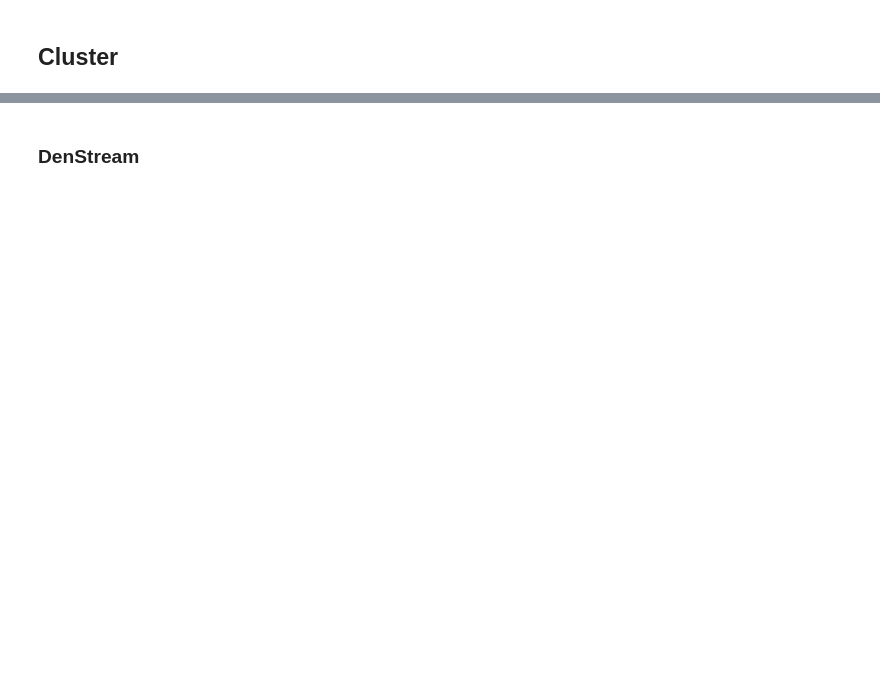
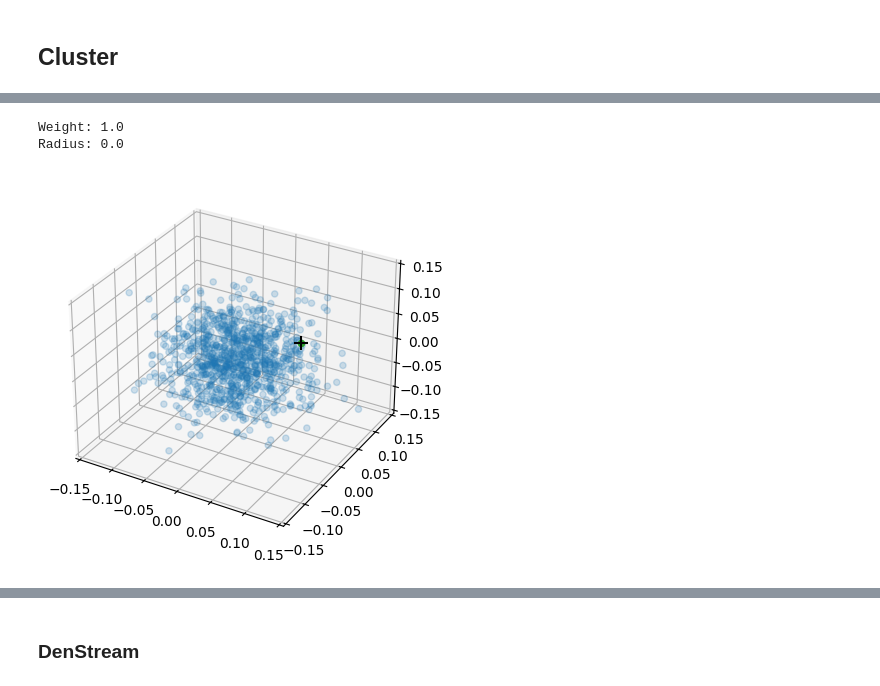
Before and after one commit to CayJoBla/ReducedEncoders, a Jupyter notebook: clustering.ipynb, the cells around one changed output, grey strips where cells are left out. Cells and saved outputs as stored; diff of their text form; code cells hidden in the pictures; blank space fills up the shorter version.

```diff
--- a/clustering.ipynb
+++ b/clustering.ipynb
@@ -45,0 +118,33 @@ embeddings = tokenized.map(encode, batched=True, batch_size=100, remove_columns=
+# %%
+from denstream import DenStreamMicroCluster
+
+epsilon = 0.2
+data_gen = (x for x in toy_data)
+mc = DenStreamMicroCluster(
+    X = next(data_gen),
+    timestamp = 0,
+    decaying_factor = 0.25,
+)
+i = 0
+in_cluster = np.zeros(len(toy_data), dtype=bool)
+in_cluster[i] = True
+
+print("Weight:", mc.calc_weight(0))
+print("Radius:", mc.radius)
+
+fig = plt.figure()
+ax = fig.add_subplot(111, projection='3d', computed_zorder=False)
+ax.scatter(*toy_data_3d[~in_cluster].T, c='C0', alpha=0.2, zorder=1)
+ax.scatter(*toy_data_3d[i], c='C2', zorder=3)
+center_3d = pca.transform(mc.center.reshape(1,-1))
+ax.scatter(*center_3d.T, marker='+', color='k', s=100, zorder=4)
+# circle = plt.Circle(center_2d[0], mc.radius, fill=False, color='k', zorder=10)
+# ax.add_patch(circle)
+ax.set_xlim(-.15,.15)
+ax.set_ylim(-.15,.15)
+ax.set_zlim(-.15,.15)
+plt.show()
+# %% [output]
+Weight: 1.0
+Radius: 0.0
+[figure, added]
```
Also changed, not shown: parts of 35 cells of this notebook, 2 other files.
